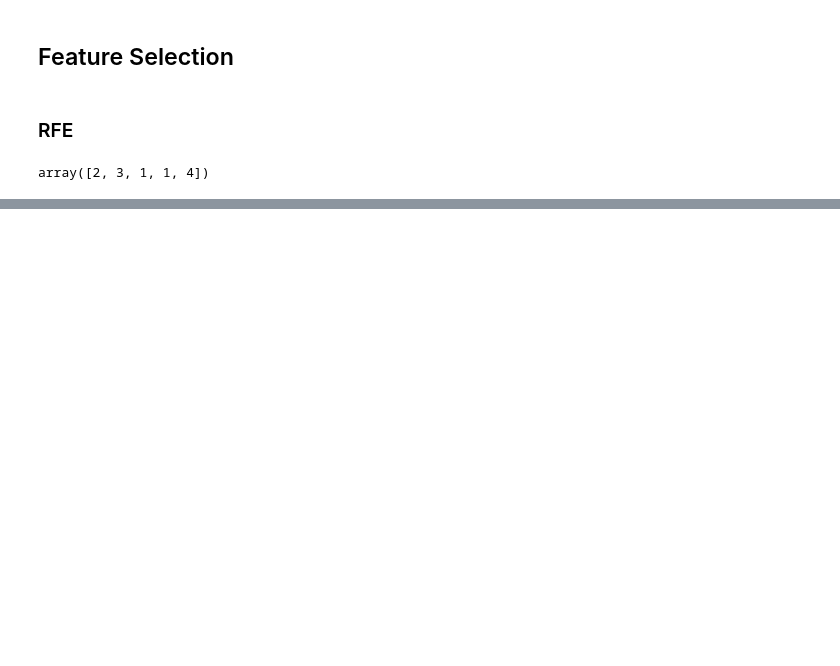
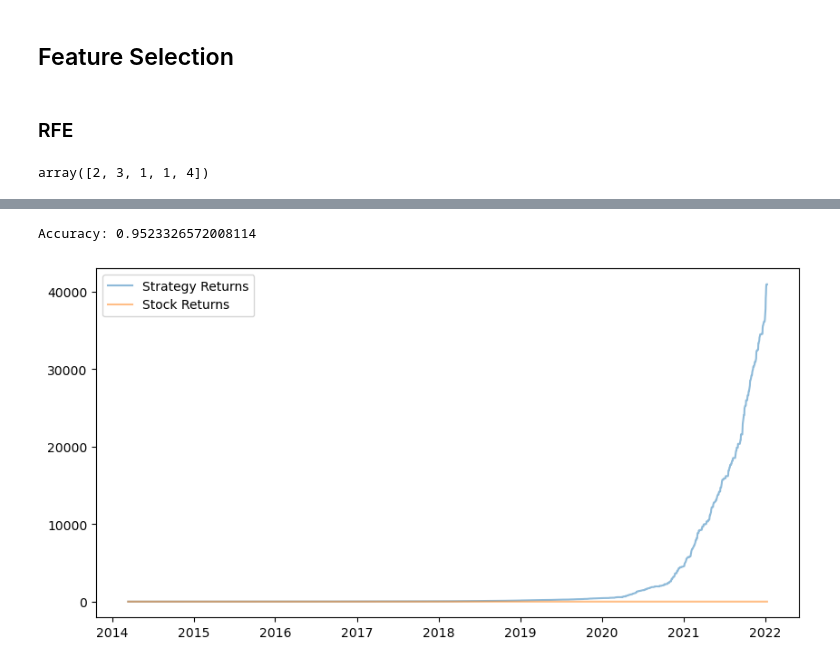
Before and after one commit to jjr2024/cs-451-quant-project, a Jupyter notebook: axiao_research.ipynb, the cells around one changed output, grey strips where cells are left out. Saved outputs shown, nothing was run; the diff lists cells and outputs as text; code cells hidden in the pictures; blank space fills up the shorter version.

```diff
--- a/axiao_research.ipynb
+++ b/axiao_research.ipynb
@@ -458,0 +566,2 @@ array([1., 1.])
+# %%
+lstm = LSTMModel(num_classes, input_size, hidden_size, num_layers, X_train_final.shape[1]) #our lstm class
@@ -458,0 +595,31 @@ array([1., 1.])
+# %%
+train_predict = lstm(X_train_final)
+data_predict = train_predict.data.numpy()
+# %%
+data_predict = mm1.inverse_transform(data_predict) #reverse transformation
+# %%
+X_train = pd.DataFrame(ss1.inverse_transform(X_train), index=X_train.index, columns=features)
+# %%
+X_train['Predicted_Price'] = data_predict
+X_train['Actual_Signal'] = (X_train['Returns'].shift(-1) > 0).astype(int)
+X_train['Predicted_Returns'] = X_train['Predicted_Price'].pct_change()
+X_train['Predicted_Signal'] = (X_train['Predicted_Returns'].shift(-1) > 0).astype(int)
+X_train['Strategy_Returns'] = X_train['Returns'] * X_train['Predicted_Signal'].shift(1)
+cumulative_strategy_returns = (X_train['Strategy_Returns'].fillna(0) + 1).cumprod()
+returns = X_train.loc[X_train.index, 'Returns']
+returns.iloc[0] = 0
+cumulative_stock_returns = (returns + 1).cumprod()
+accuracy = (X_train['Actual_Signal'] == X_train['Predicted_Signal']).mean()
+print(f'Accuracy: {accuracy}')
+# Calculate cumulative returns for the market
+#market_data['Returns'] = market_data['Close'].pct_change()
+#cumulative_market_returns = (market_data['Returns'].fillna(0) + 1).cumprod()
+
+plt.figure(figsize=(10,5))
+plt.plot(cumulative_strategy_returns, label='Strategy Returns', alpha=0.5)
+#plt.plot(cumulative_market_returns, label='Market Returns')
+plt.plot(cumulative_stock_returns, label='Stock Returns', alpha=0.5)
+plt.legend();
+# %% [output]
+Accuracy: 0.9523326572008114
+[figure, added]
```
Also changed, not shown: parts of 23 cells of this notebook, 2 other files.
